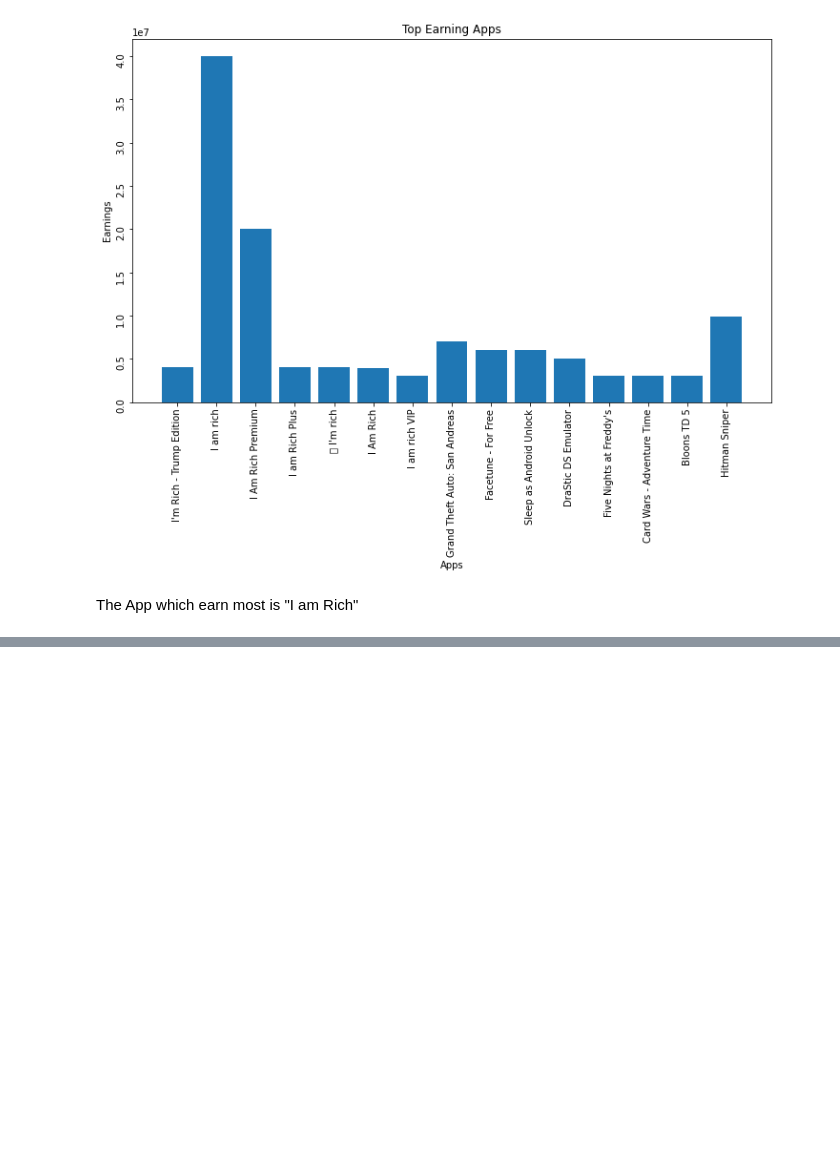
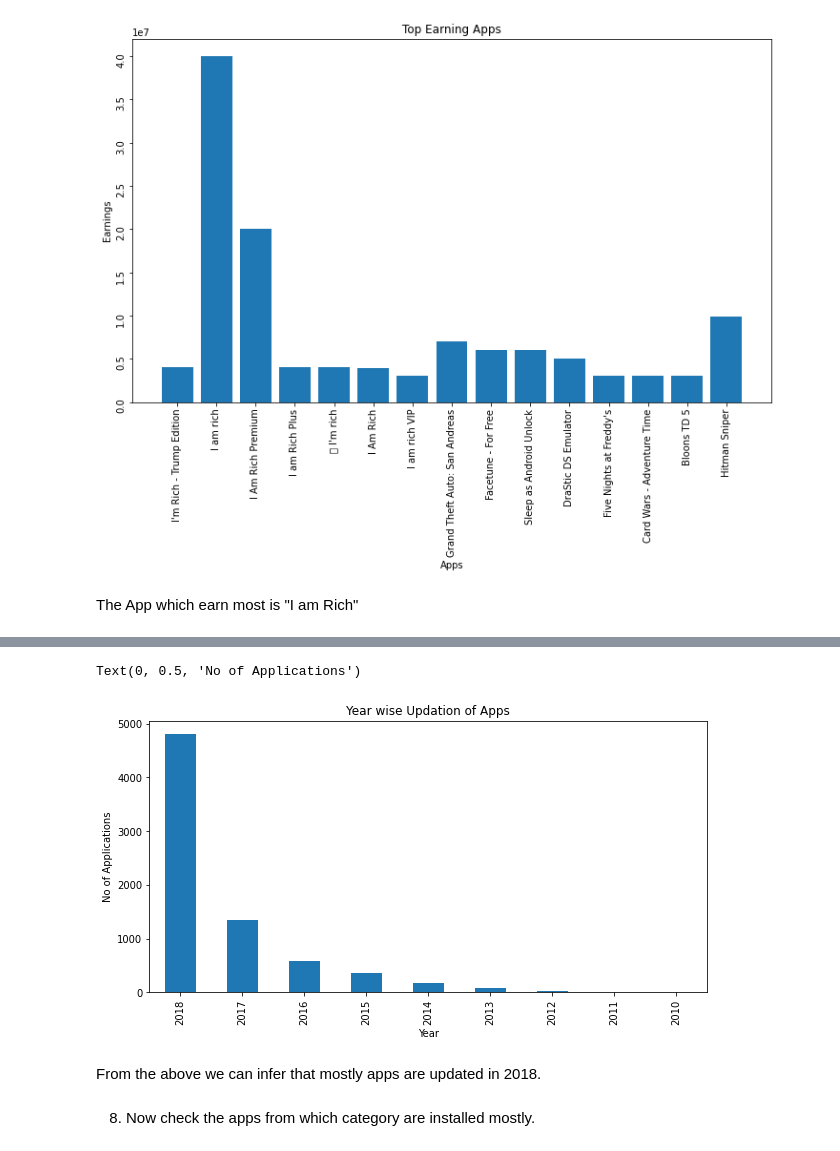
Before and after one commit to abhilasha8/play_store_app_review_analysis, a Jupyter notebook: Play_Store_App_Review_Analysis_Capstone_Project.ipynb, the cells around one changed output, grey strips where cells are left out. Drawn from its saved outputs; the diff is of its cells as text; code cells hidden in the pictures; blank space fills up the shorter version.

```diff
--- a/Play_Store_App_Review_Analysis_Capstone_Project.ipynb
+++ b/Play_Store_App_Review_Analysis_Capstone_Project.ipynb
@@ -548,0 +602,6 @@ The App which earn most is "I am Rich"
+# %%
+# Convert the Last Update column to date format from string format
+ps_df['Last Updated'] = pd.to_datetime(ps_df['Last Updated'])
+# %%
+# Add a new column Year to data frame which contain the year from last updated column
+ps_df['Year'] = ps_df['Last Updated'].dt.to_period('Y')
@@ -548,0 +618,17 @@ The App which earn most is "I am Rich"
+# %%
+# Count the year wise updation of apps
+df1 = ps_df['Year'].value_counts()
+# %%
+# Plot the above data in a bar plot
+plt.figure(figsize = (10,5))
+df1.plot.bar()
+plt.title('Year wise Updation of Apps')
+plt.xlabel('Year')
+plt.ylabel('No of Applications')
+# %% [output]
+Text(0, 0.5, 'No of Applications')
+[figure, added]
+# %% [markdown]
+From the above we can infer that mostly apps are updated in 2018.
+# %% [markdown]
+8. Now check the apps from which category are installed mostly.
```
Also changed, not shown: parts of 24 cells of this notebook.
